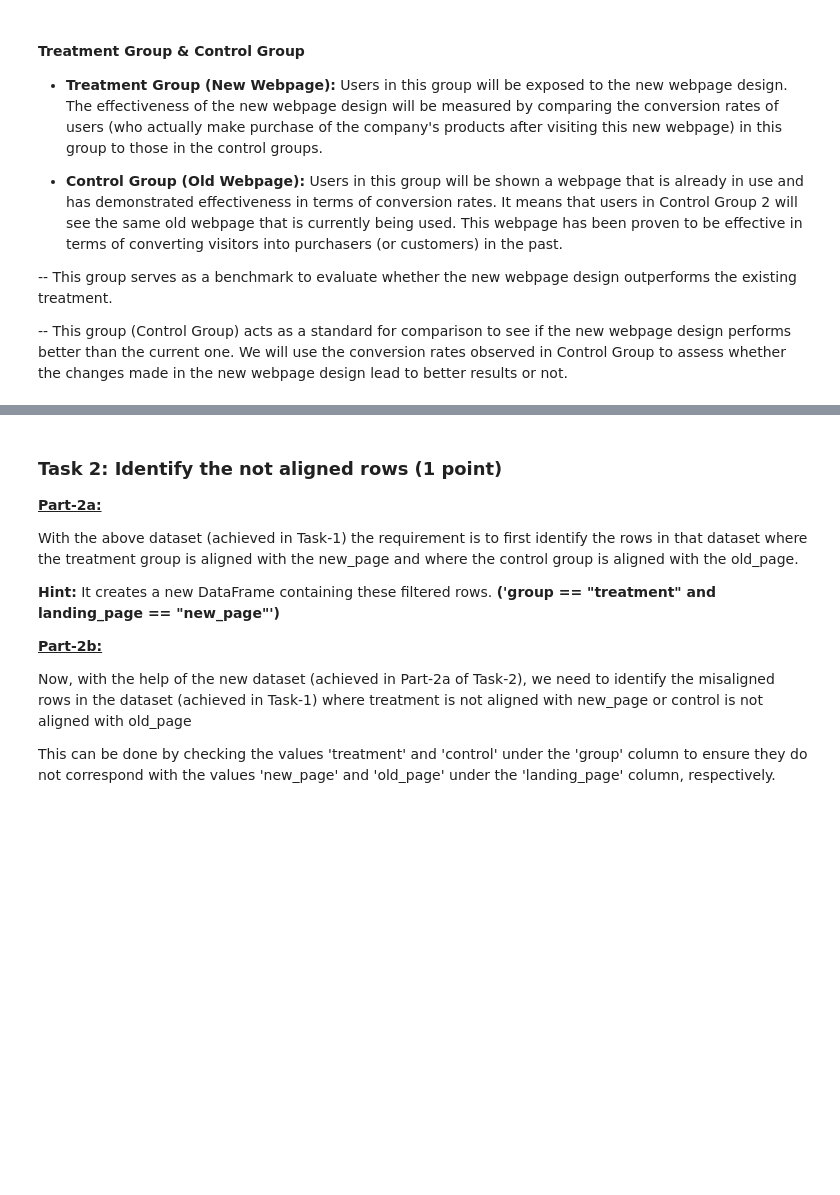
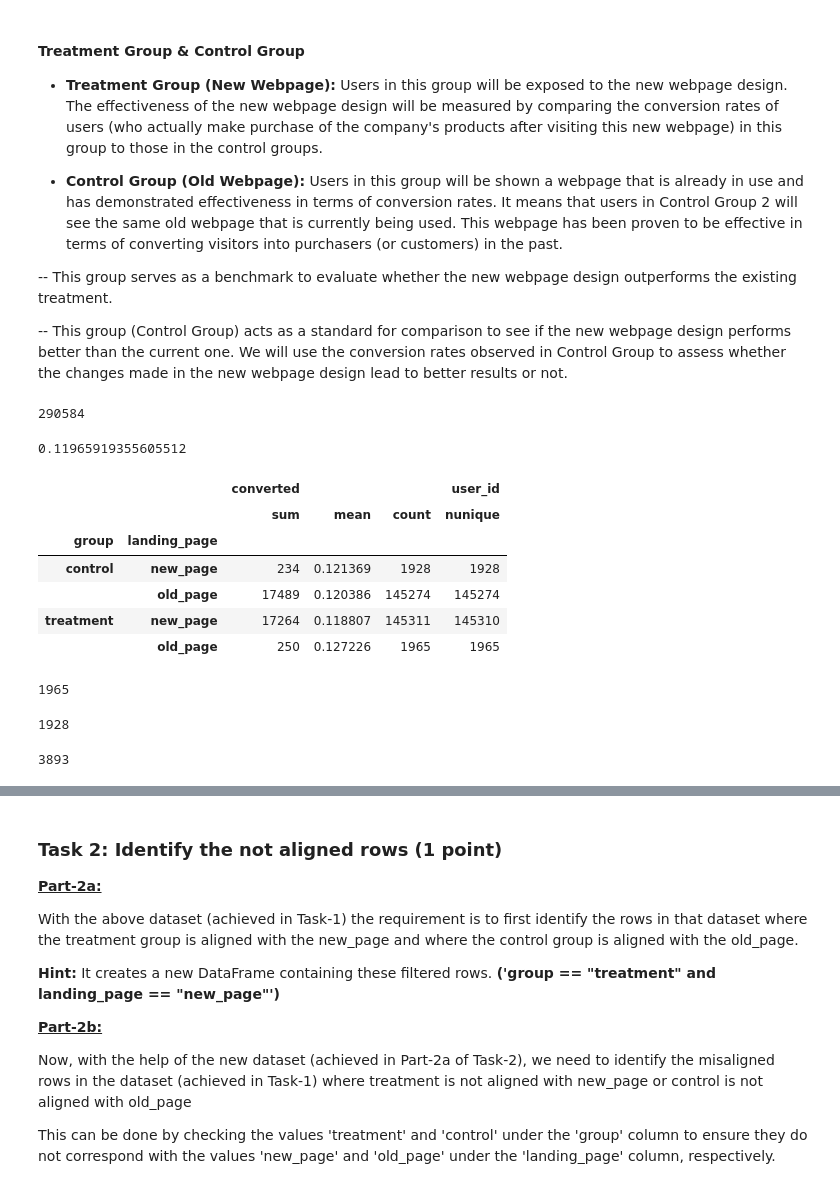
Before and after one commit to ayanagrawal1412/CDS_IISC, a Jupyter notebook: M1_MP1_NB_Hypothesis_Testing.ipynb, the cells around one changed output, grey strips where cells are left out. Drawn from its saved outputs; the diff is of its cells as text; code cells hidden in the pictures; blank space fills up the shorter version.

```diff
--- a/M1_MP1_NB_Hypothesis_Testing.ipynb
+++ b/M1_MP1_NB_Hypothesis_Testing.ipynb
@@ -83,3 +87,5 @@ from scipy.stats import norm
 # %%
 # a. Read in the dataset and take a look at the top few rows here:
 # YOUR CODE HERE
+df = pd.read_csv('ab_data.csv')
+df.head()
@@ -116,5 +148,10 @@ Users in this group will be shown a webpage that is already in use and has demon
 # %%
 # c. The number of unique users in the dataset.
 # YOUR CODE HERE
+df.user_id.nunique()
+# %% [output]
+290584
 # %%
 df.query('converted == 1')['converted'].count() / df.shape[0]
+# %% [output]
+0.11965919355605512
@@ -121,12 +160,34 @@ df.query('converted == 1')['converted'].count() / df.shape[0]
+# %%
+df.groupby(['group','landing_page']).agg({'converted':['sum','mean','count'],'user_id':['nunique']})
+# %% [output]
+|  |  | converted |  |  | user_id |
+|  |  | sum | mean | count | nunique |
+| group | landing_page |  |  |  |  |
+| control | new_page | 234 | 0.121369 | 1928 | 1928 |
+|  | old_page | 17489 | 0.120386 | 145274 | 145274 |
+| treatment | new_page | 17264 | 0.118807 | 145311 | 145310 |
+|  | old_page | 250 | 0.127226 | 1965 | 1965 |
 # %%
 # identify treatment does not match with new_page
 # YOUR CODE HERE
+treatment_notnew = df.query('(group == "treatment") & (landing_page != "new_page")')
+treatment_notnew.shape[0]
+# %% [output]
+1965
 # %%
 # identify control does not match with old_page
 # YOUR CODE HERE
+control_notold = df.query('(group == "control") & (landing_page != "old_page")')
+control_notold.shape[0]
+# %% [output]
+1928
 # %%
 # Total no. of non-line up
 # YOUR CODE HERE
+total_non_lineup = treatment_notnew.shape[0] + control_notold.shape[0]
+total_non_lineup
+# %% [output]
+3893
 # %%
 # Check for any missing values
 # YOUR CODE HERE
```
Also changed, not shown: parts of 52 cells of this notebook.
